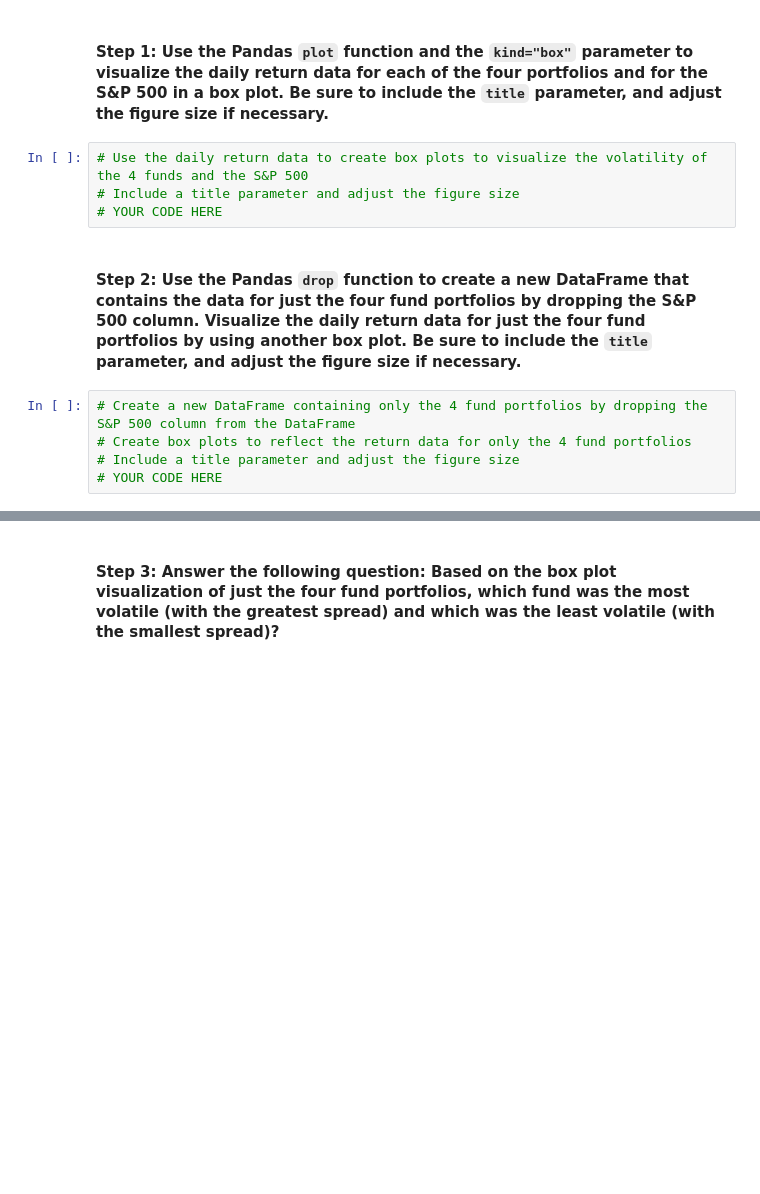
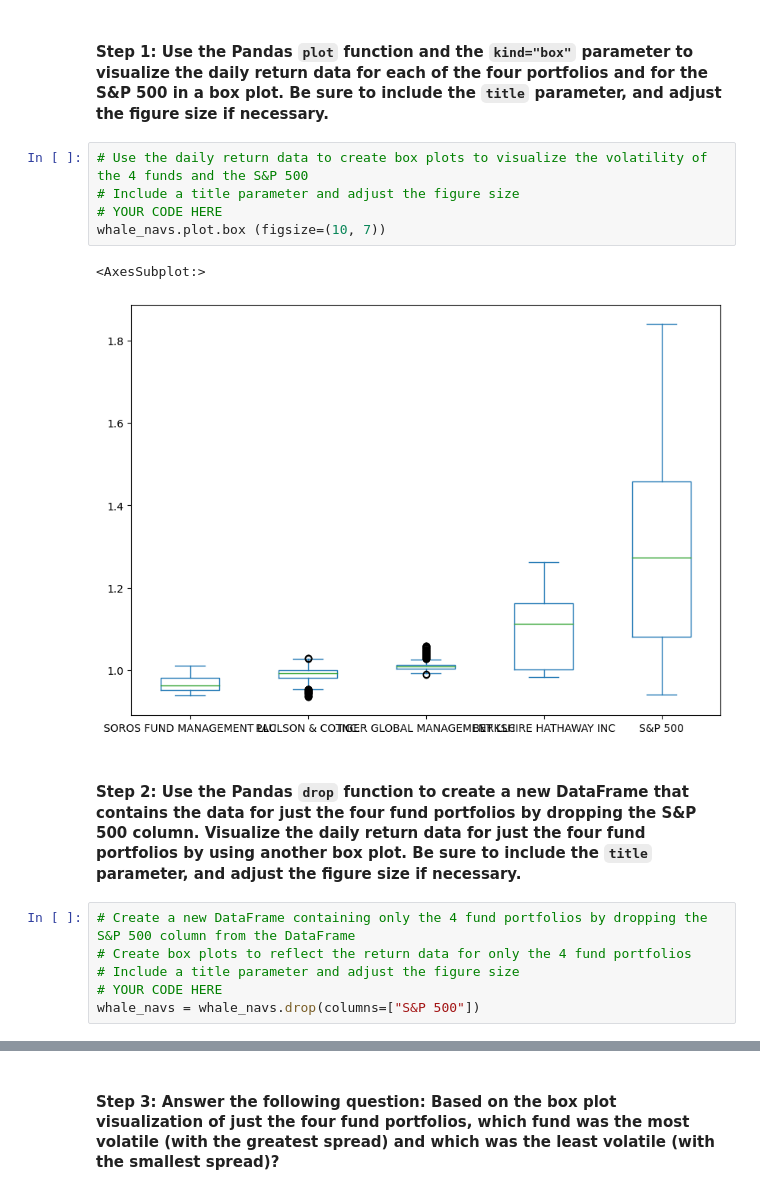
Before and after one commit to Jordan580-web/Module-4-Challenge, a Jupyter notebook: Module 4 Challenge/Starter_Code/risk_return_analysis.ipynb, the cells around one changed output, grey strips where cells are left out. Drawn from its saved outputs; the diff is of its cells as text; blank space fills up the shorter version.

```diff
--- a/Module 4 Challenge/Starter_Code/risk_return_analysis.ipynb
+++ b/Module 4 Challenge/Starter_Code/risk_return_analysis.ipynb
@@ -198,7 +208,11 @@ Analyze the volatility of each of the four fund portfolios and of the S&P 500 In
 # %%
 # Use the daily return data to create box plots to visualize the volatility of the 4 funds and the S&P 500
 # Include a title parameter and adjust the figure size
 # YOUR CODE HERE
+whale_navs.plot.box (figsize=(10, 7))
+# %% [output]
+<AxesSubplot:>
+[figure, added]
 # %% [markdown]
 #### Step 2: Use the Pandas `drop` function to create a new DataFrame that contains the data for just the four fund portfolios by dropping the S&P 500 column. Visualize the daily return data for just the four fund portfolios by using another box plot. Be sure to include the `title` parameter, and adjust the figure size if necessary.
 # %%
@@ -206,3 +220,4 @@ Analyze the volatility of each of the four fund portfolios and of the S&P 500 In
 # Create box plots to reflect the return data for only the 4 fund portfolios
 # Include a title parameter and adjust the figure size
 # YOUR CODE HERE
+whale_navs = whale_navs.drop(columns=["S&P 500"])
```
Also changed, not shown: parts of 8 cells of this notebook.
